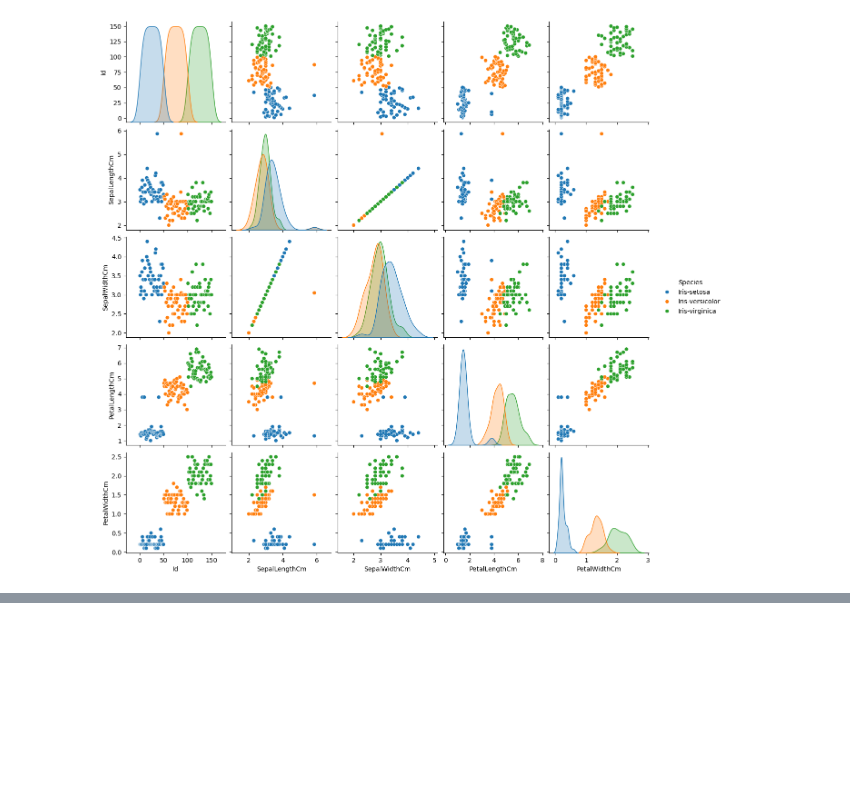
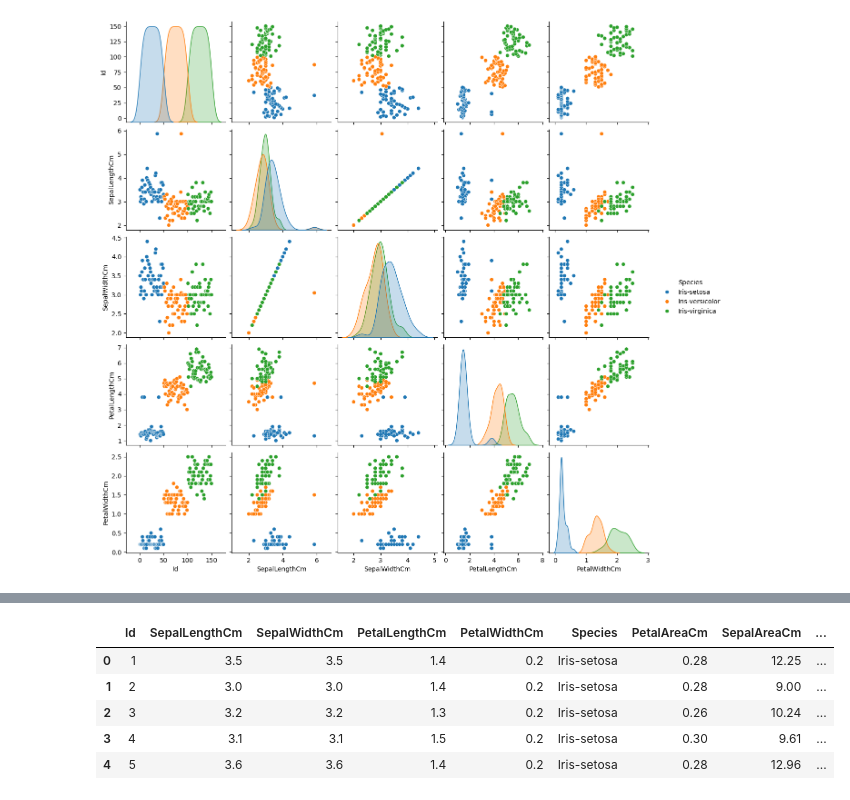
Before and after one commit to anishkr-sahu/data_visualization, a Jupyter notebook: Revision_day_1.ipynb, the cells around one changed output, grey strips where cells are left out. Cells and saved outputs as stored; diff of their text form; code cells hidden in the pictures; blank space fills up the shorter version.

```diff
--- a/Revision_day_1.ipynb
+++ b/Revision_day_1.ipynb
@@ -334,0 +396,13 @@ plt.show()
+# %%
+from sklearn.preprocessing import LabelEncoder
+le = LabelEncoder()
+# %%
+data['species_encoded'] = le.fit_transform(data['Species'])
+data.head()
+# %% [output]
+|  | Id | SepalLengthCm | SepalWidthCm | PetalLengthCm | PetalWidthCm | Species | PetalAreaCm | SepalAreaCm | ... |
+| 0 | 1 | 3.5 | 3.5 | 1.4 | 0.2 | Iris-setosa | 0.28 | 12.25 | ... |
+| 1 | 2 | 3.0 | 3.0 | 1.4 | 0.2 | Iris-setosa | 0.28 | 9.00 | ... |
+| 2 | 3 | 3.2 | 3.2 | 1.3 | 0.2 | Iris-setosa | 0.26 | 10.24 | ... |
+| 3 | 4 | 3.1 | 3.1 | 1.5 | 0.2 | Iris-setosa | 0.30 | 9.61 | ... |
+| 4 | 5 | 3.6 | 3.6 | 1.4 | 0.2 | Iris-setosa | 0.28 | 12.96 | ... |
```
Also changed, not shown: parts of 9 cells of this notebook.
